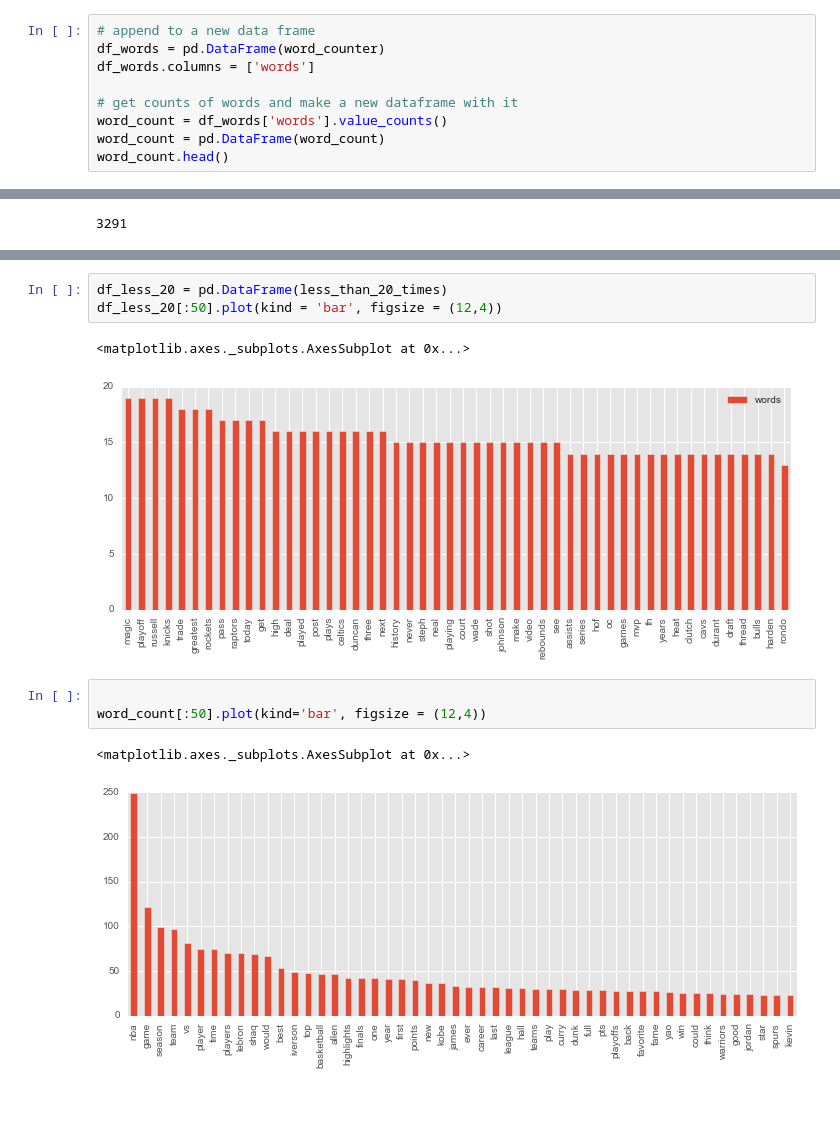
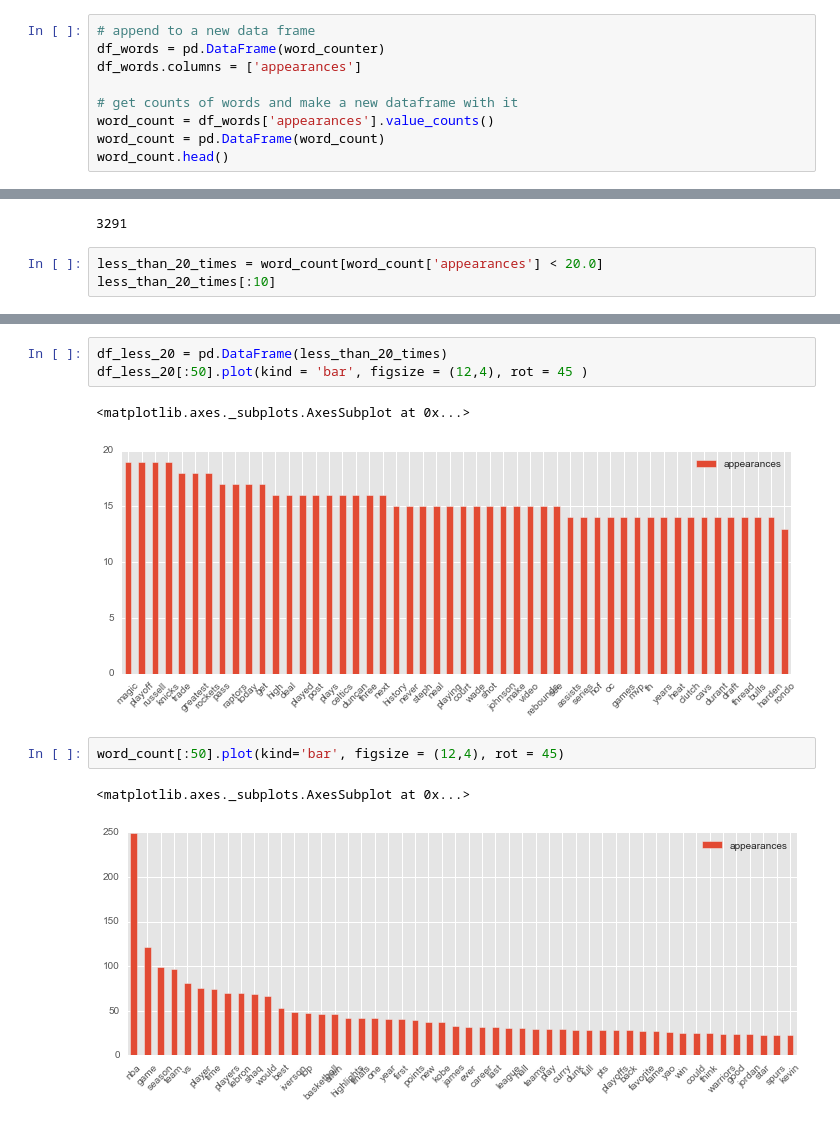
Before and after one commit to bodowd/Reddit-r-nba-scrapy, a Jupyter notebook: Reddit_r_nba/notebooks/Titles Analysis.ipynb, the cells around one changed output, grey strips where cells are left out. Saved outputs shown, nothing was run; the diff lists cells and outputs as text.

```diff
--- a/Reddit_r_nba/notebooks/Titles Analysis.ipynb
+++ b/Reddit_r_nba/notebooks/Titles Analysis.ipynb
@@ -112,10 +112,10 @@ for title in clean_title:
 # %%
 # append to a new data frame
 df_words = pd.DataFrame(word_counter)
-df_words.columns = ['words']
+df_words.columns = ['appearances']
 
 # get counts of words and make a new dataframe with it
-word_count = df_words['words'].value_counts()
+word_count = df_words['appearances'].value_counts()
 word_count = pd.DataFrame(word_count)
 word_count.head()
 # %% [output]
@@ -133,3 +133,6 @@ total_num_words = word_count.sum()
 len(word_count)
 # %% [output]
 3291
+# %%
+less_than_20_times = word_count[word_count['appearances'] < 20.0]
+less_than_20_times[:10]
@@ -136,12 +151,11 @@ len(word_count)
 # %%
 df_less_20 = pd.DataFrame(less_than_20_times)
-df_less_20[:50].plot(kind = 'bar', figsize = (12,4))
+df_less_20[:50].plot(kind = 'bar', figsize = (12,4), rot = 45 )
 # %% [output]
 <matplotlib.axes._subplots.AxesSubplot at 0x...>
-[figure, old version]
+[figure, new version]
 # %%
-
-word_count[:50].plot(kind='bar', figsize = (12,4))
+word_count[:50].plot(kind='bar', figsize = (12,4), rot = 45)
 # %% [output]
 <matplotlib.axes._subplots.AxesSubplot at 0x...>
-[figure, old version]
+[figure, new version]
```
Also changed, not shown: parts of 2 cells of this notebook.
